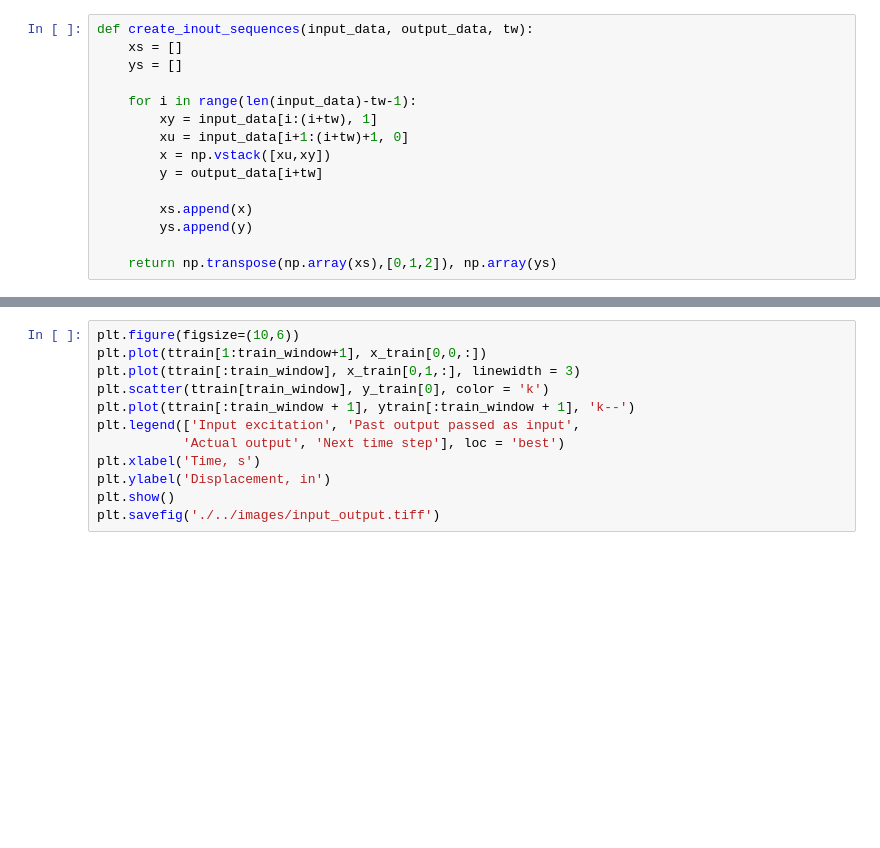
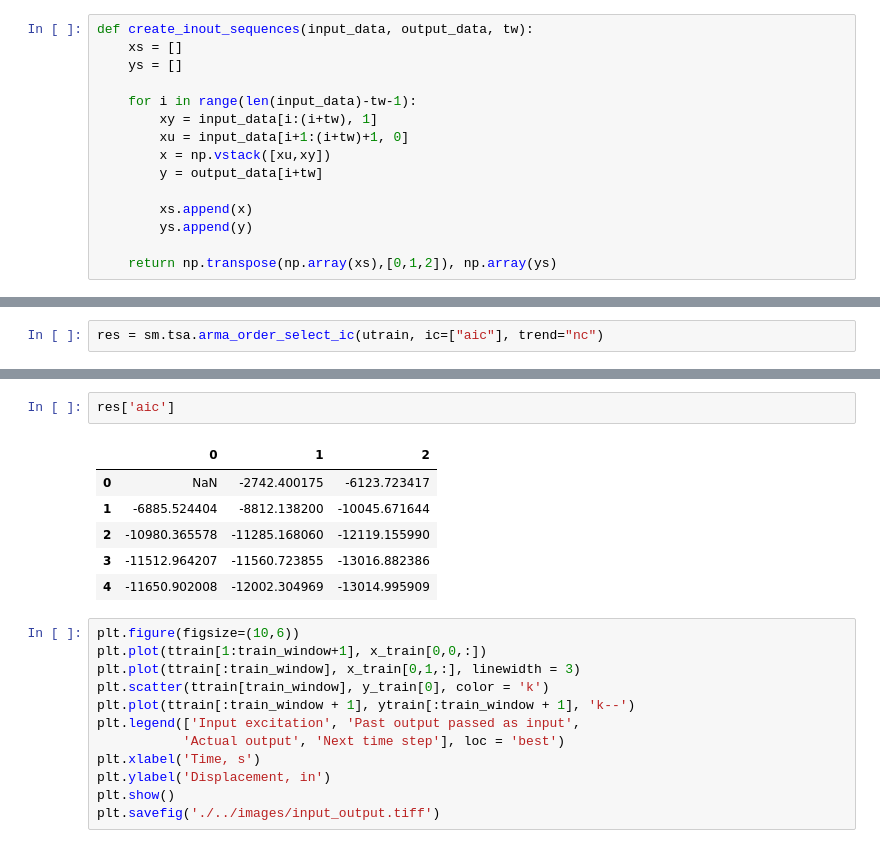
Before and after one commit to cleeag/ece271b, a Jupyter notebook: lstm/ARMAX_v01-FlatBeam.ipynb, the cells around one changed output, grey strips where cells are left out. Cells and saved outputs as stored; diff of their text form; blank space fills up the shorter version.

```diff
--- a/lstm/ARMAX_v01-FlatBeam.ipynb
+++ b/lstm/ARMAX_v01-FlatBeam.ipynb
@@ -138,0 +186,2 @@ torch.Size([6975, 2, 24]) torch.Size([6975, 1])
+# %%
+res = sm.tsa.arma_order_select_ic(utrain, ic=["aic"], trend="nc")
@@ -139,3 +206,12 @@ torch.Size([6975, 2, 24]) torch.Size([6975, 1])
+# %%
+res['aic']
+# %% [output]
+|  | 0 | 1 | 2 |
+| 0 | NaN | -2742.400175 | -6123.723417 |
+| 1 | -6885.524404 | -8812.138200 | -10045.671644 |
+| 2 | -10980.365578 | -11285.168060 | -12119.155990 |
+| 3 | -11512.964207 | -11560.723855 | -13016.882386 |
+| 4 | -11650.902008 | -12002.304969 | -13014.995909 |
 # %%
 plt.figure(figsize=(10,6))
 plt.plot(ttrain[1:train_window+1], x_train[0,0,:])
```
Also changed, not shown: parts of 8 cells of this notebook.
